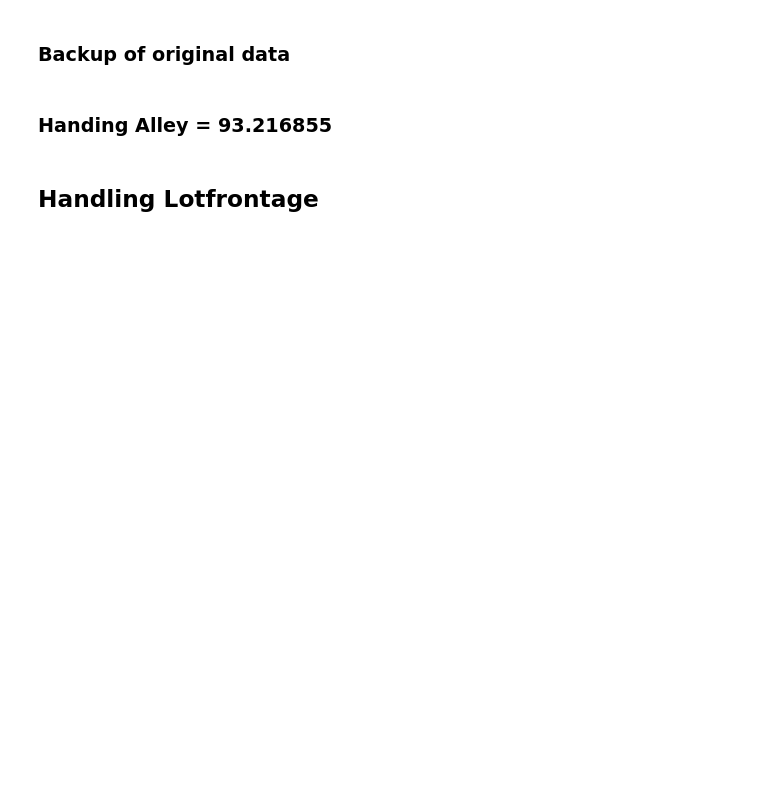
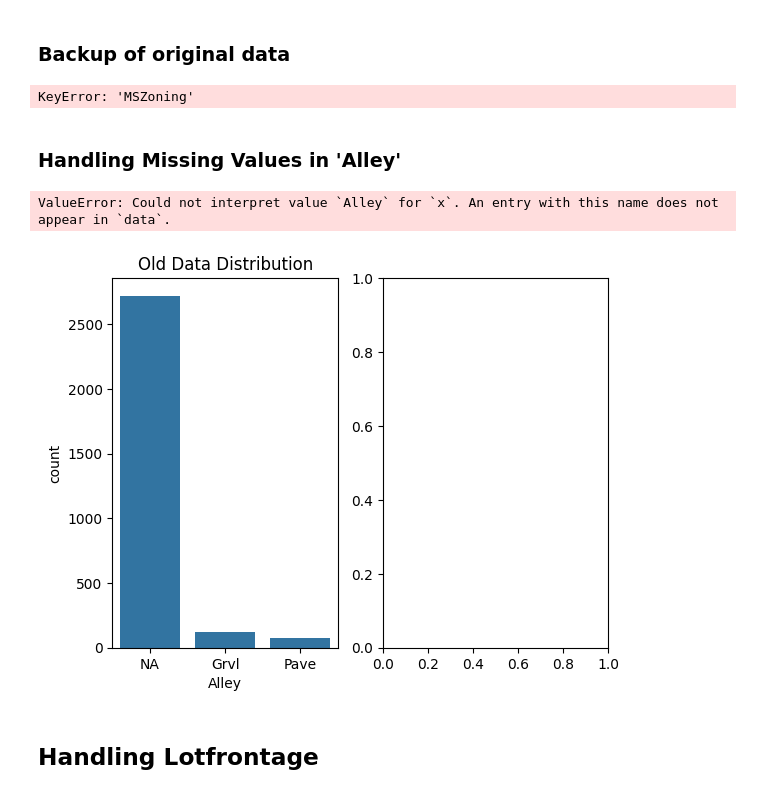
Before and after one commit to saroshkhan111/house_prediction_price, a Jupyter notebook: house_price_prediction_1.ipynb, the cells around one changed output. Drawn from its saved outputs; the diff is of its cells as text; code cells hidden in the pictures; blank space fills up the shorter version.

```diff
--- a/house_price_prediction_1.ipynb
+++ b/house_price_prediction_1.ipynb
@@ -435,8 +589,12 @@ df_mvi["MSZoning"] = df_mvi["MSZoning"].replace(np.nan, mszoning_mode)
 # verify that no missing values are left (should output 0)
 df_mvi["MSZoning"].isnull().sum()
 # %%
-# plot vertical count of each category in MSZoning
-sns.countplot(x="MSZoning", data=df_mvi)
+# plot horizontal count of each category in MSZoning for better readability
+sns.countplot(data=df_mvi, y="MSZoning")
+plt.title("MSZoning Distribution After Imputation") # Add title for clarity
+plt.show()
+# %% [output]
+KeyError: 'MSZoning'
 # %%
 def oldNewCountPlot(df, df_new, feature):
     # reset index inside function to prevent duplicate label errors
@@ -459,9 +617,13 @@ def oldNewCountPlot(df, df_new, feature):
 # call the function
 oldNewCountPlot(df, df_mvi, "MSZoning")
 # %% [markdown]
-### Handing Alley = 93.216855
+### Handling Missing Values in 'Alley'
 # %%
-df_mvi["Alley"].value_counts()
+# Visualize the old and new distributions for 'Alley'
+oldNewCountPlot(df, df_mvi, "Alley")
+# %% [output]
+ValueError: Could not interpret value `Alley` for `x`. An entry with this name does not appear in `data`.
+[figure, added]
 # %%
 
 # fill missing values with "NA" (no alley access)
```
Also changed, not shown: parts of 157 cells of this notebook, 1 other file.
